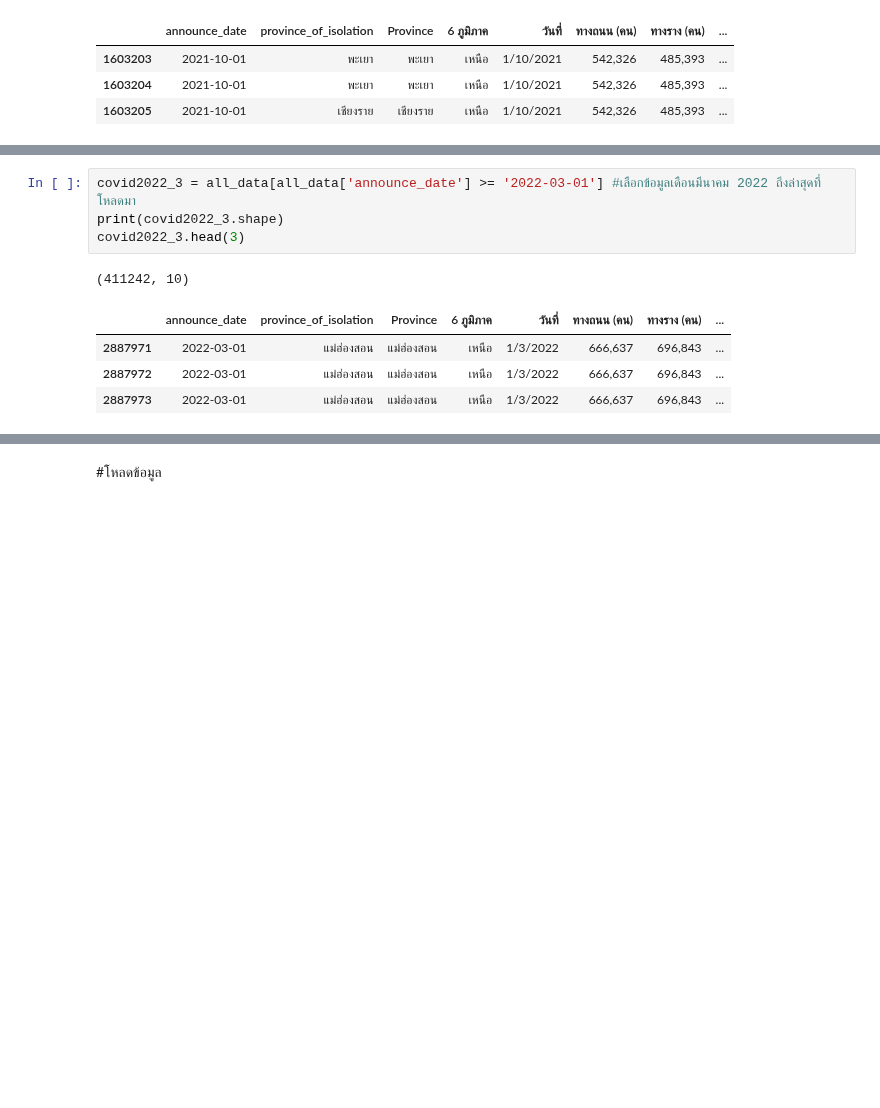
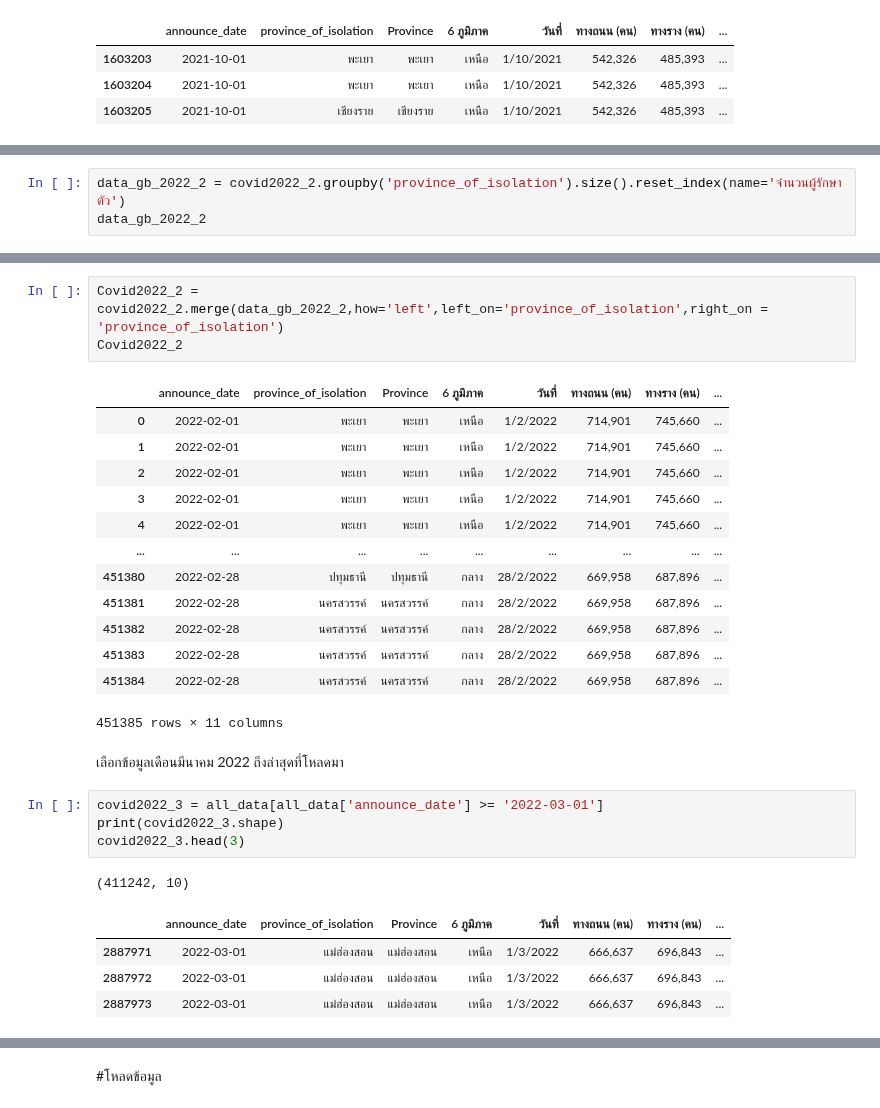
Before and after one commit to Nunticha24/data_viz_2022, a Jupyter notebook: Project_Dinosaur.ipynb, the cells around one changed output, grey strips where cells are left out. Drawn from its saved outputs; the diff is of its cells as text; blank space fills up the shorter version.

```diff
--- a/Project_Dinosaur.ipynb
+++ b/Project_Dinosaur.ipynb
@@ -514,3 +554,6 @@ covid2022_2.head(3)
 | 2436586 | 2022-02-01 | พะเยา | พะเยา | เหนือ | 1/2/2022 | 714,901 | 745,660 | ... |
 | 2436587 | 2022-02-01 | พะเยา | พะเยา | เหนือ | 1/2/2022 | 714,901 | 745,660 | ... |
 | 2436588 | 2022-02-01 | พะเยา | พะเยา | เหนือ | 1/2/2022 | 714,901 | 745,660 | ... |
+# %%
+data_gb_2022_2 = covid2022_2.groupby('province_of_isolation').size().reset_index(name='จำนวนผู้รักษาตัว')
+data_gb_2022_2
@@ -517,5 +574,24 @@ covid2022_2.head(3)
+# %%
+Covid2022_2 = covid2022_2.merge(data_gb_2022_2,how='left',left_on='province_of_isolation',right_on = 'province_of_isolation')
+Covid2022_2
+# %% [output]
+|  | announce_date | province_of_isolation | Province | 6 ภูมิภาค | วันที่ | ทางถนน (คน) | ทางราง (คน) | ... |
+| 0 | 2022-02-01 | พะเยา | พะเยา | เหนือ | 1/2/2022 | 714,901 | 745,660 | ... |
+| 1 | 2022-02-01 | พะเยา | พะเยา | เหนือ | 1/2/2022 | 714,901 | 745,660 | ... |
+| 2 | 2022-02-01 | พะเยา | พะเยา | เหนือ | 1/2/2022 | 714,901 | 745,660 | ... |
+| 3 | 2022-02-01 | พะเยา | พะเยา | เหนือ | 1/2/2022 | 714,901 | 745,660 | ... |
+| 4 | 2022-02-01 | พะเยา | พะเยา | เหนือ | 1/2/2022 | 714,901 | 745,660 | ... |
+| ... | ... | ... | ... | ... | ... | ... | ... | ... |
+| 451380 | 2022-02-28 | ปทุมธานี | ปทุมธานี | กลาง | 28/2/2022 | 669,958 | 687,896 | ... |
+| 451381 | 2022-02-28 | นครสวรรค์ | นครสวรรค์ | กลาง | 28/2/2022 | 669,958 | 687,896 | ... |
+| 451382 | 2022-02-28 | นครสวรรค์ | นครสวรรค์ | กลาง | 28/2/2022 | 669,958 | 687,896 | ... |
+| 451383 | 2022-02-28 | นครสวรรค์ | นครสวรรค์ | กลาง | 28/2/2022 | 669,958 | 687,896 | ... |
+| 451384 | 2022-02-28 | นครสวรรค์ | นครสวรรค์ | กลาง | 28/2/2022 | 669,958 | 687,896 | ... |
+451385 rows × 11 columns
+# %% [markdown]
+เลือกข้อมูลเดือนมีนาคม 2022 ถึงล่าสุดที่โหลดมา
 # %%
-covid2022_3 = all_data[all_data['announce_date'] >= '2022-03-01'] #เลือกข้อมูลเดือนมีนาคม 2022 ถึงล่าสุดที่โหลดมา
+covid2022_3 = all_data[all_data['announce_date'] >= '2022-03-01']
 print(covid2022_3.shape)
 covid2022_3.head(3)
 # %% [output]
```
Also changed, not shown: parts of 11 cells of this notebook.
